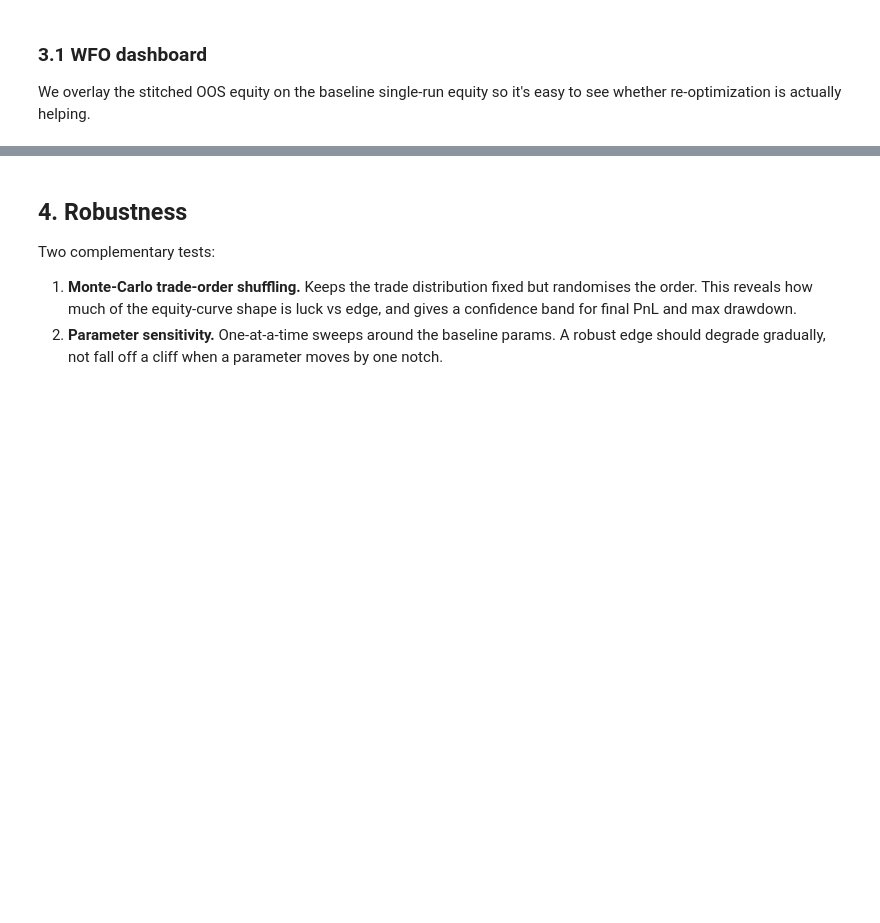
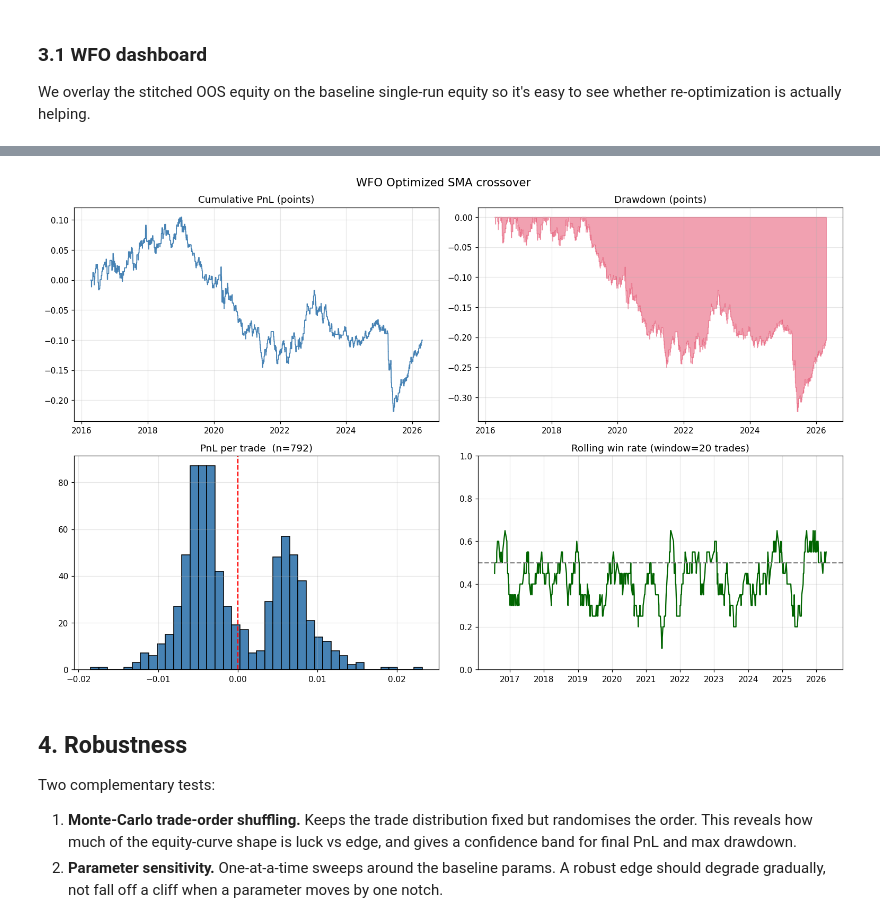
Before and after one commit to DougOscar/DataScienceAndTrading, a Jupyter notebook: technical_analysis/01_baseline_sma_crossover.ipynb, the cells around one changed output, grey strips where cells are left out. Saved outputs shown, nothing was run; the diff lists cells and outputs as text; code cells hidden in the pictures; blank space fills up the shorter version.

Commit message:
Improved baseline script and data_loader

```diff
--- a/technical_analysis/01_baseline_sma_crossover.ipynb
+++ b/technical_analysis/01_baseline_sma_crossover.ipynb
@@ -189,0 +283,14 @@ else:
+# %%
+baseline_params = StrategyParams(
+    fast=30,
+    slow=100,
+    atr_period=14,
+    sl_atr_mult=3.0,
+    tp_atr_mult=4.0,
+)
+strategy = SMACrossoverStrategy(baseline_params)
+backtester = Backtester(strategy, slippage_points=0.0)
+result = backtester.run(df)
+
+print(f"Trades: {len(result.trades):,}")
+result.trades.head()
@@ -190,3 +324,8 @@ else:
+# %%
+fig = plot_backtest_dashboard(result, title="WFO Optimized SMA crossover")
+plt.show()
+# %% [output]
+[figure, added]
 # %% [markdown]
 ## 4. Robustness
 
```
Also changed, not shown: parts of 14 cells of this notebook, 1 other file.
